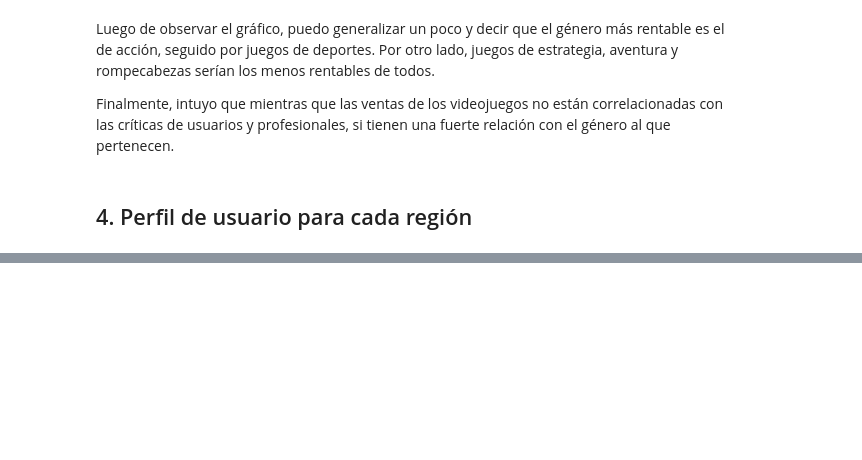
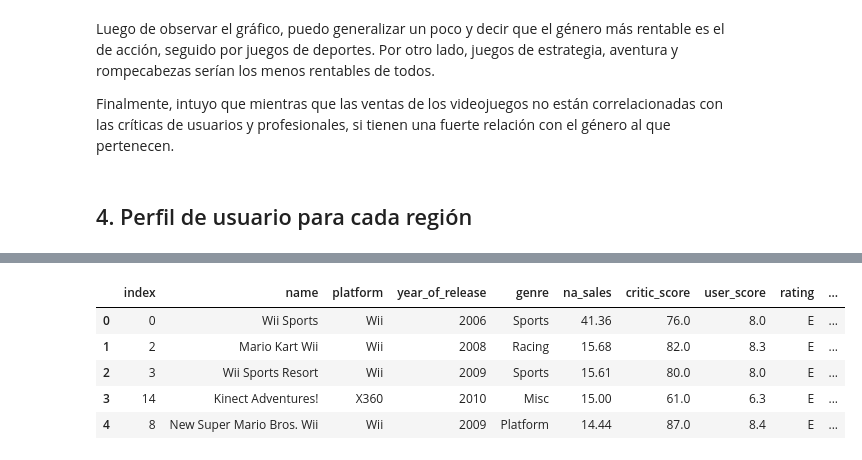
Before and after one commit to wh1tneyr/Analisis-exploratorio-de-datos-y-ambientes-virtuales, a Jupyter notebook: proyecto_05.ipynb, the cells around one changed output, grey strips where cells are left out. Cells and saved outputs as stored; diff of their text form; code cells hidden in the pictures; blank space fills up the shorter version.

Commit message:
creando perfil de usuario para ventas Norteamerica

```diff
--- a/proyecto_05.ipynb
+++ b/proyecto_05.ipynb
@@ -350,3 +350,23 @@ eu_top_5
 | 2 | 10 | Nintendogs | DS | 2005 | Simulation | 10.95 | NaN | NaN | unknown | ... |
 | 3 | 3 | Wii Sports Resort | Wii | 2009 | Sports | 10.93 | 80.0 | 8.0 | E | ... |
 | 4 | 19 | Brain Age: Train Your Brain in Mi... | DS | 2005 | Misc | 9.20 | 77.0 | 7.9 | E | ... |
+# %%
+#perfil de usuario para ventas en Norteamerica
+
+#ordenar el dataframe por las ventas en Na, en orden descendente
+na_profile = games.sort_values('na_sales', ascending=False)
+
+#seleccionando las mejores ventas entre el año 2002 y 2016
+na_top_5_games = na_profile[(na_profile['year_of_release'] >= 2002) & (na_profile['year_of_release'] <=2016)]
+
+#estableciendo el top 5 de las plataformas que vendieron mas en japón
+na_top_5 = na_top_5_games[['name', 'platform', 'year_of_release', 'genre', 'na_sales', 'critic_score', 'user_score', 'rating', 'total_sales']].head().reset_index()
+
+na_top_5
+# %% [output]
+|  | index | name | platform | year_of_release | genre | na_sales | critic_score | user_score | rating | ... |
+| 0 | 0 | Wii Sports | Wii | 2006 | Sports | 41.36 | 76.0 | 8.0 | E | ... |
+| 1 | 2 | Mario Kart Wii | Wii | 2008 | Racing | 15.68 | 82.0 | 8.3 | E | ... |
+| 2 | 3 | Wii Sports Resort | Wii | 2009 | Sports | 15.61 | 80.0 | 8.0 | E | ... |
+| 3 | 14 | Kinect Adventures! | X360 | 2010 | Misc | 15.00 | 61.0 | 6.3 | E | ... |
+| 4 | 8 | New Super Mario Bros. Wii | Wii | 2009 | Platform | 14.44 | 87.0 | 8.4 | E | ... |
```
Also changed, not shown: parts of 2 cells of this notebook.
